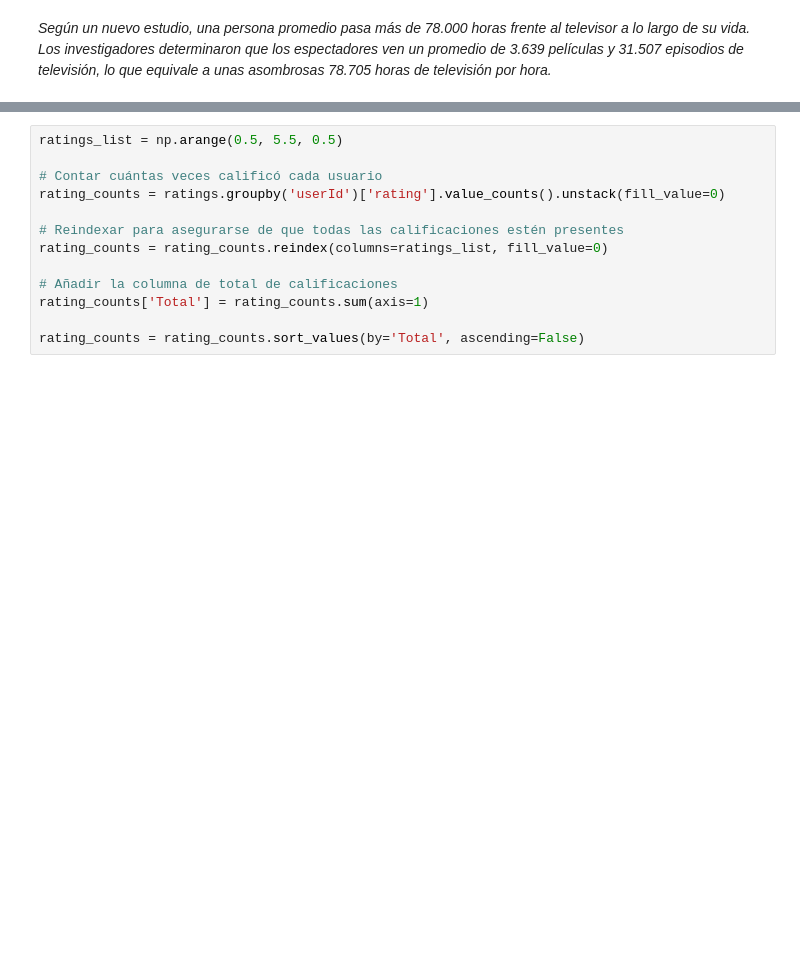
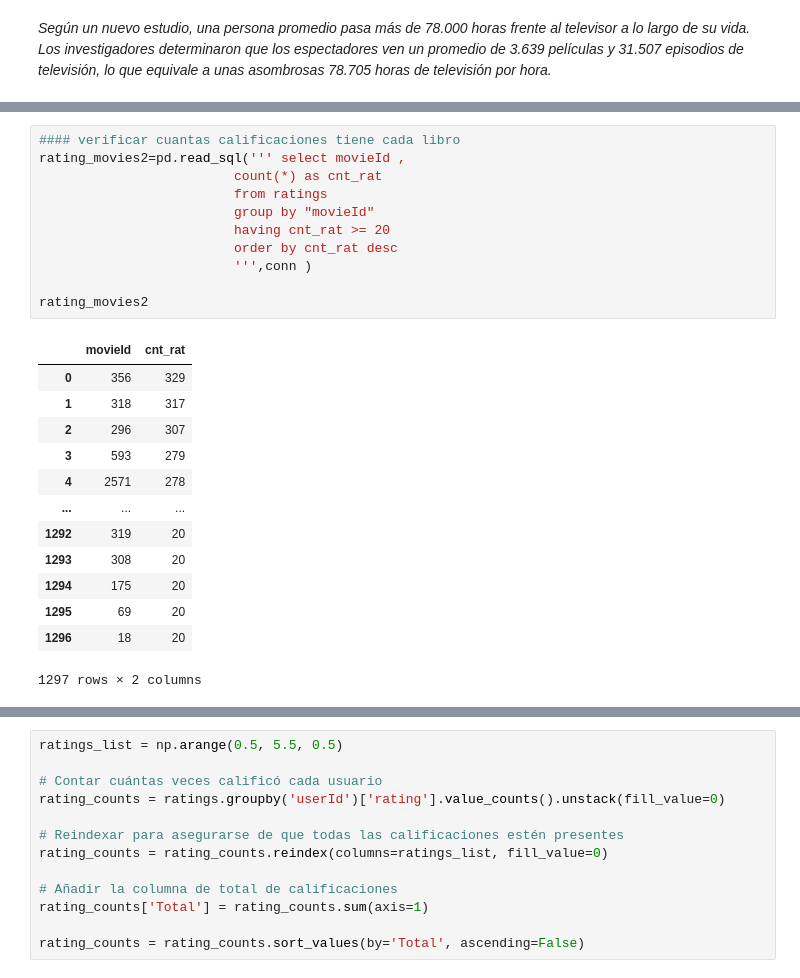
Before and after one commit to estebancardona1/ProyectoMarketing, a Jupyter notebook: b_exploracion_limpieza.ipynb, the cells around one changed output, grey strips where cells are left out. Cells and saved outputs as stored; diff of their text form; blank space fills up the shorter version.

```diff
--- a/b_exploracion_limpieza.ipynb
+++ b/b_exploracion_limpieza.ipynb
@@ -231,0 +339,25 @@ rating_users
+# %%
+#### verificar cuantas calificaciones tiene cada libro
+rating_movies2=pd.read_sql(''' select movieId ,
+                         count(*) as cnt_rat
+                         from ratings
+                         group by "movieId"
+                         having cnt_rat >= 20
+                         order by cnt_rat desc
+                         ''',conn )
+
+rating_movies2
+# %% [output]
+|  | movieId | cnt_rat |
+| 0 | 356 | 329 |
+| 1 | 318 | 317 |
+| 2 | 296 | 307 |
+| 3 | 593 | 279 |
+| 4 | 2571 | 278 |
+| ... | ... | ... |
+| 1292 | 319 | 20 |
+| 1293 | 308 | 20 |
+| 1294 | 175 | 20 |
+| 1295 | 69 | 20 |
+| 1296 | 18 | 20 |
+1297 rows × 2 columns
```
Also changed, not shown: parts of 14 cells of this notebook, 2 other files.
